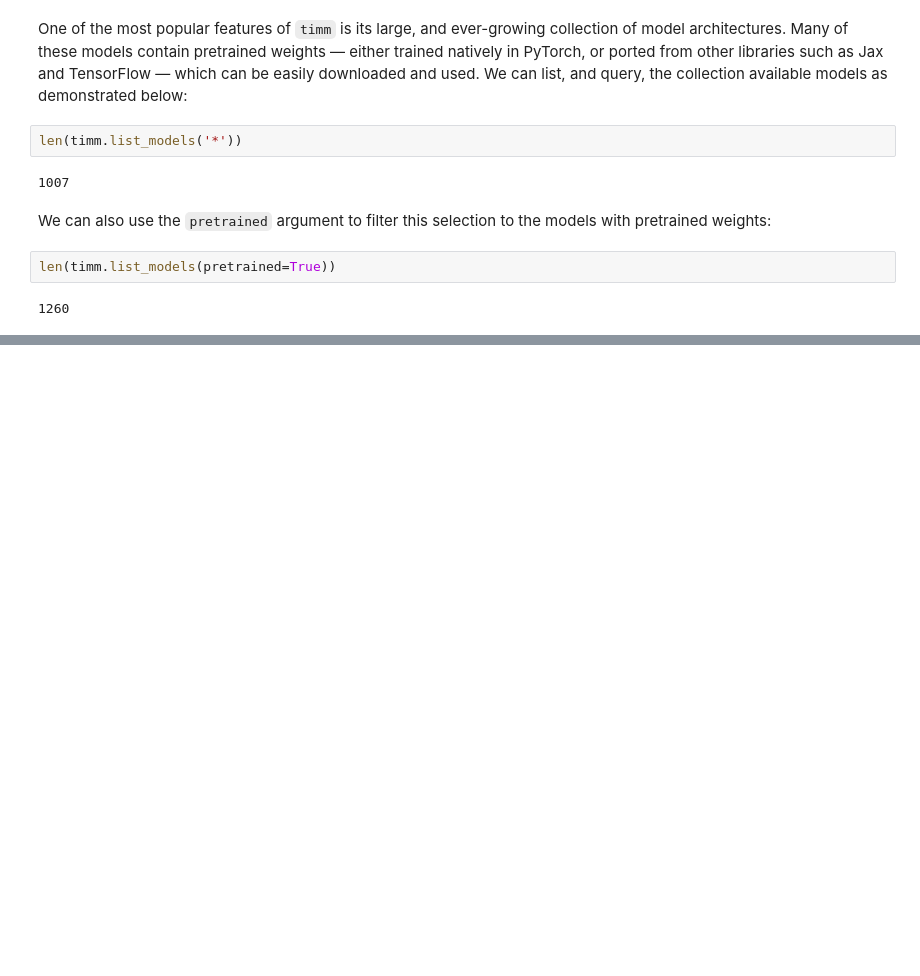
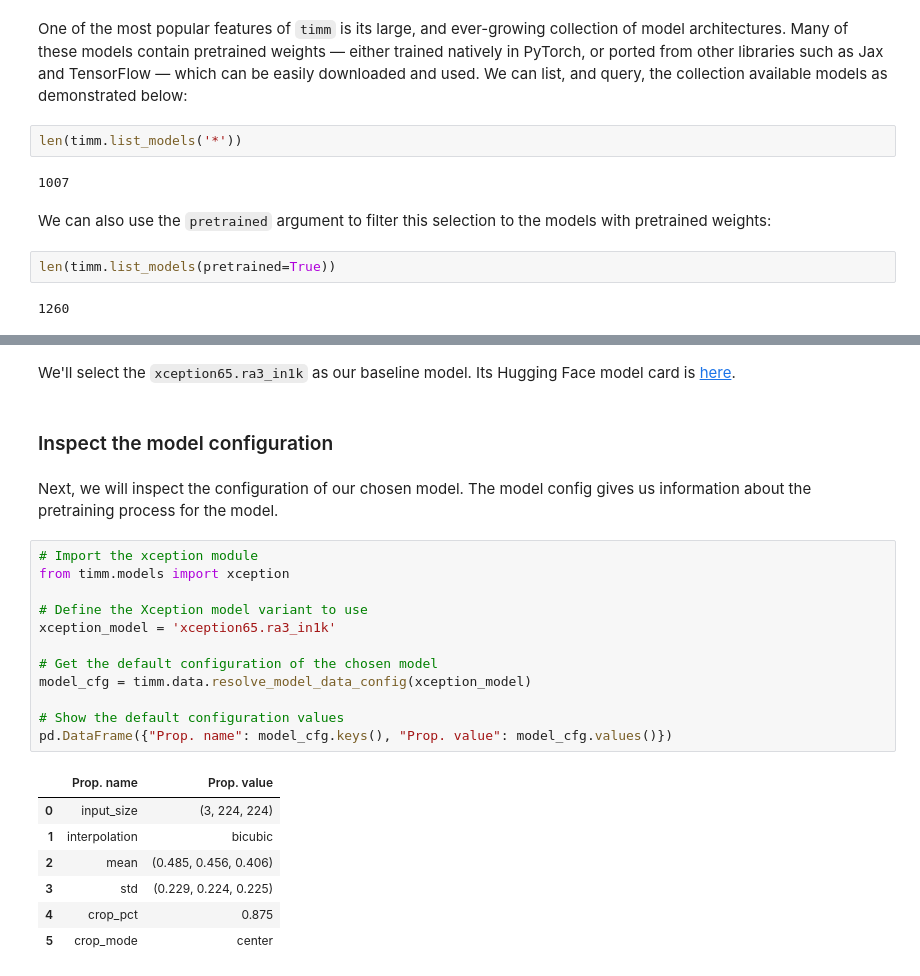
Before and after one commit to alexrodpas/ML-Projects, a Jupyter notebook: COVID19-Dtct-XRay.ipynb, the cells around one changed output, grey strips where cells are left out. Drawn from its saved outputs; the diff is of its cells as text; blank space fills up the shorter version.

Commit message:
Added Xception model to COVID19-Dtct-XRay notebook

```diff
--- a/COVID19-Dtct-XRay.ipynb
+++ b/COVID19-Dtct-XRay.ipynb
@@ -280,0 +292,26 @@ The library has hundreds of models, so we’ll narrow our search to the xxx fami
+# %% [markdown]
+We'll select the `xception65.ra3_in1k` as our baseline model. Its Hugging Face model card is [here](https://huggingface.co/timm/xception65.ra3_in1k).
+# %% [markdown]
+### Inspect the model configuration
+# %% [markdown]
+Next, we will inspect the configuration of our chosen model. The model config gives us information about the pretraining process for the model.
+# %%
+# Import the xception module
+from timm.models import xception
+
+# Define the Xception model variant to use
+xception_model = 'xception65.ra3_in1k'
+
+# Get the default configuration of the chosen model
+model_cfg = timm.data.resolve_model_data_config(xception_model)
+
+# Show the default configuration values
+pd.DataFrame({"Prop. name": model_cfg.keys(), "Prop. value": model_cfg.values()})
+# %% [output]
+|  | Prop. name | Prop. value |
+| 0 | input_size | (3, 224, 224) |
+| 1 | interpolation | bicubic |
+| 2 | mean | (0.485, 0.456, 0.406) |
+| 3 | std | (0.229, 0.224, 0.225) |
+| 4 | crop_pct | 0.875 |
+| 5 | crop_mode | center |
```
Also changed, not shown: parts of 9 cells of this notebook.
